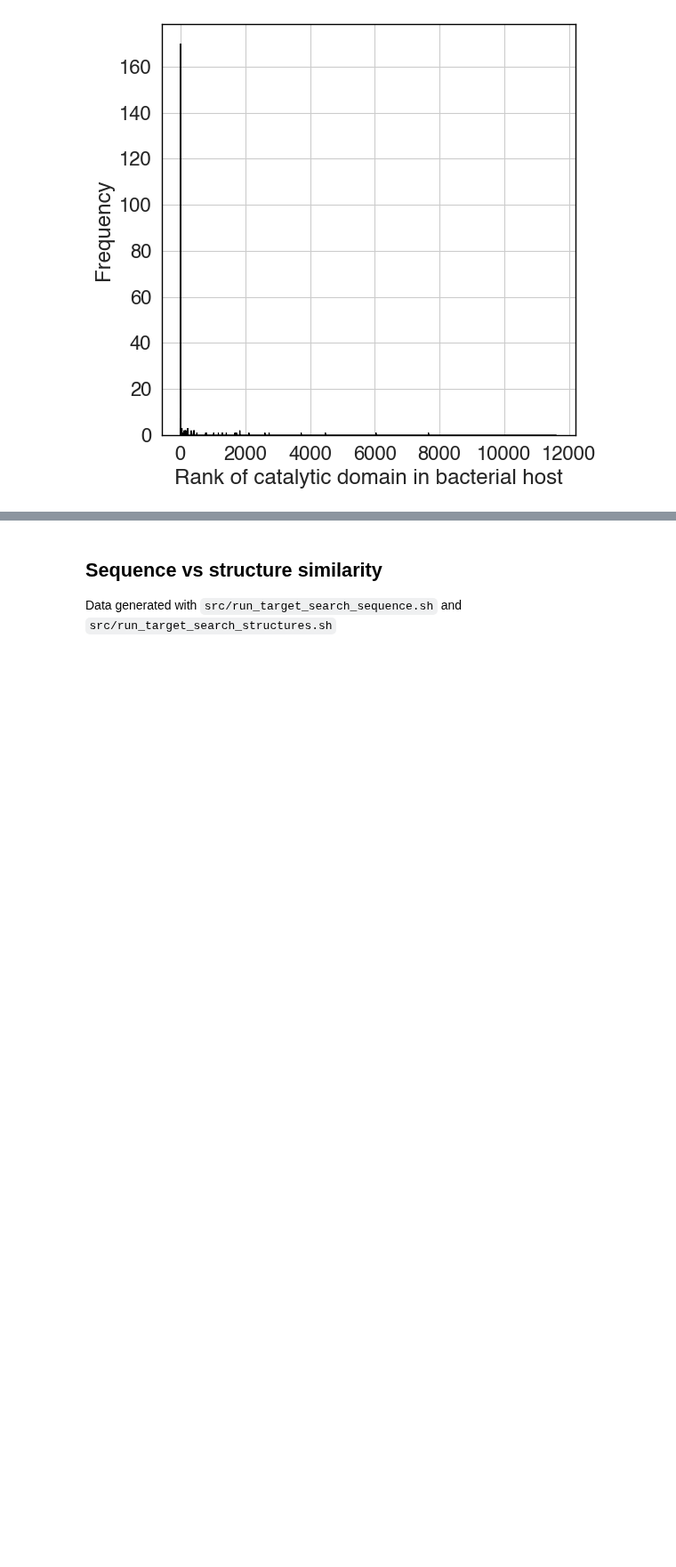
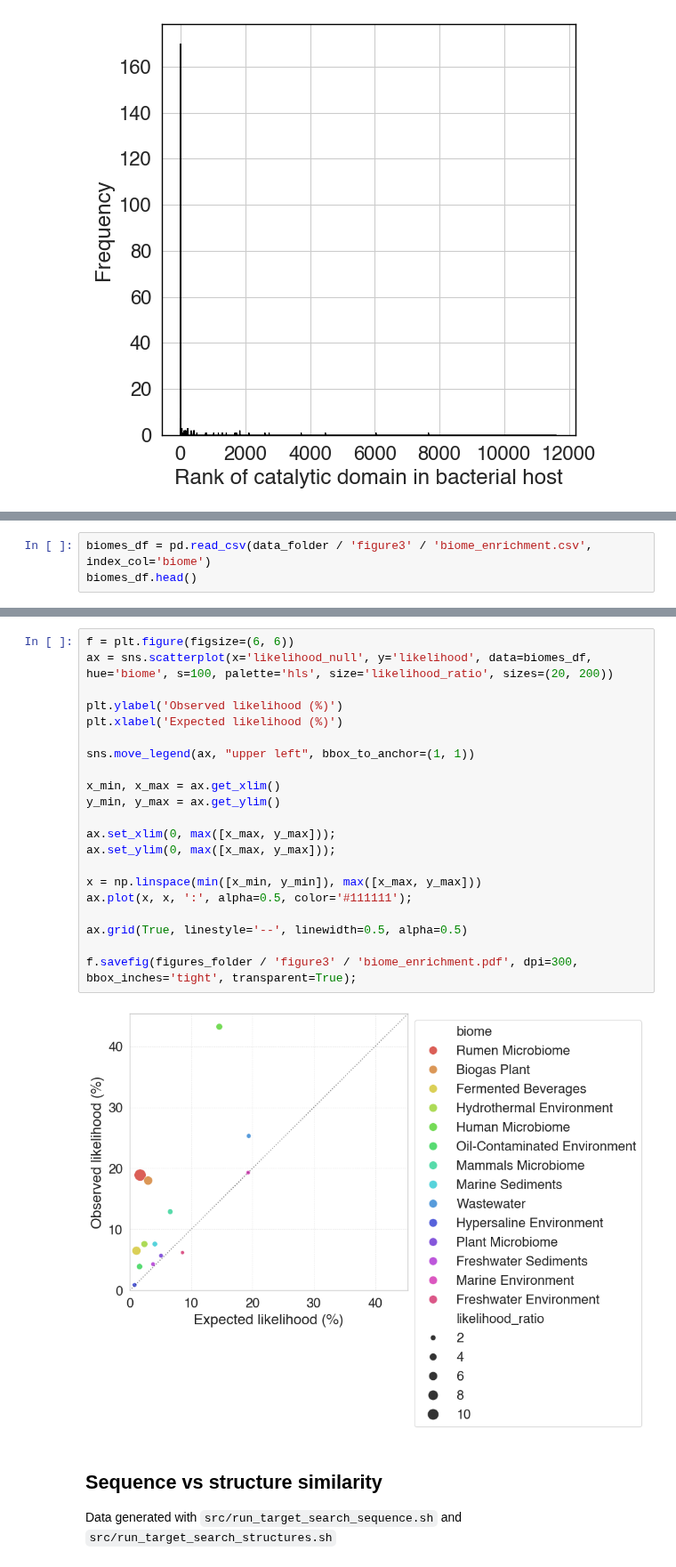
Before and after one commit to srom/archaea-vs-bacteria, a Jupyter notebook: notebook/figure3.ipynb, the cells around one changed output, grey strips where cells are left out. Shown at 89% size. Drawn from its saved outputs; the diff is of its cells as text; blank space fills up the shorter version.

Commit message:
Figure 3 - biome enrichment

```diff
--- a/notebook/figure3.ipynb
+++ b/notebook/figure3.ipynb
@@ -99,0 +102,3 @@ f.savefig(figures_folder / 'figureS2' / 'phage_endolysins_cat_rank.pdf', dpi=300
+# %%
+biomes_df = pd.read_csv(data_folder / 'figure3' / 'biome_enrichment.csv', index_col='biome')
+biomes_df.head()
@@ -100,3 +113,26 @@ f.savefig(figures_folder / 'figureS2' / 'phage_endolysins_cat_rank.pdf', dpi=300
+# %%
+f = plt.figure(figsize=(6, 6))
+ax = sns.scatterplot(x='likelihood_null', y='likelihood', data=biomes_df, hue='biome', s=100, palette='hls', size='likelihood_ratio', sizes=(20, 200))
+
+plt.ylabel('Observed likelihood (%)')
+plt.xlabel('Expected likelihood (%)')
+
+sns.move_legend(ax, "upper left", bbox_to_anchor=(1, 1))
+
+x_min, x_max = ax.get_xlim()
+y_min, y_max = ax.get_ylim()
+
+ax.set_xlim(0, max([x_max, y_max]));
+ax.set_ylim(0, max([x_max, y_max]));
+
+x = np.linspace(min([x_min, y_min]), max([x_max, y_max]))
+ax.plot(x, x, ':', alpha=0.5, color='#111111');
+
+ax.grid(True, linestyle='--', linewidth=0.5, alpha=0.5)
+
+f.savefig(figures_folder / 'figure3' / 'biome_enrichment.pdf', dpi=300, bbox_inches='tight', transparent=True);
+# %% [output]
+[figure, added]
 # %% [markdown]
 ## Sequence vs structure similarity
 
```
Also changed, not shown: parts of 2 cells of this notebook, 2 other files.
